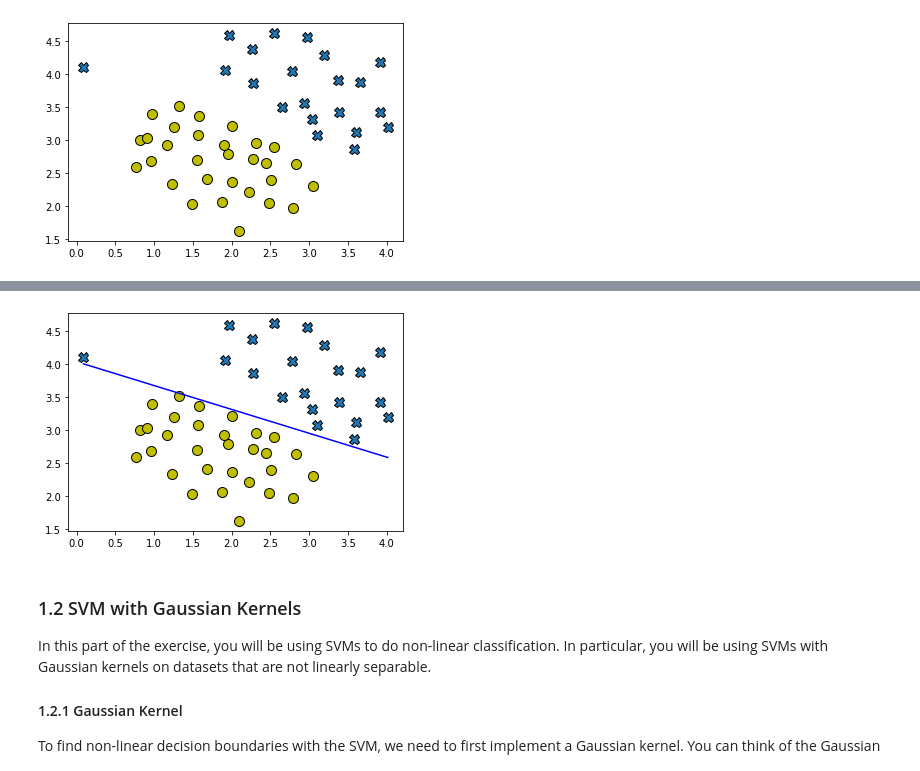
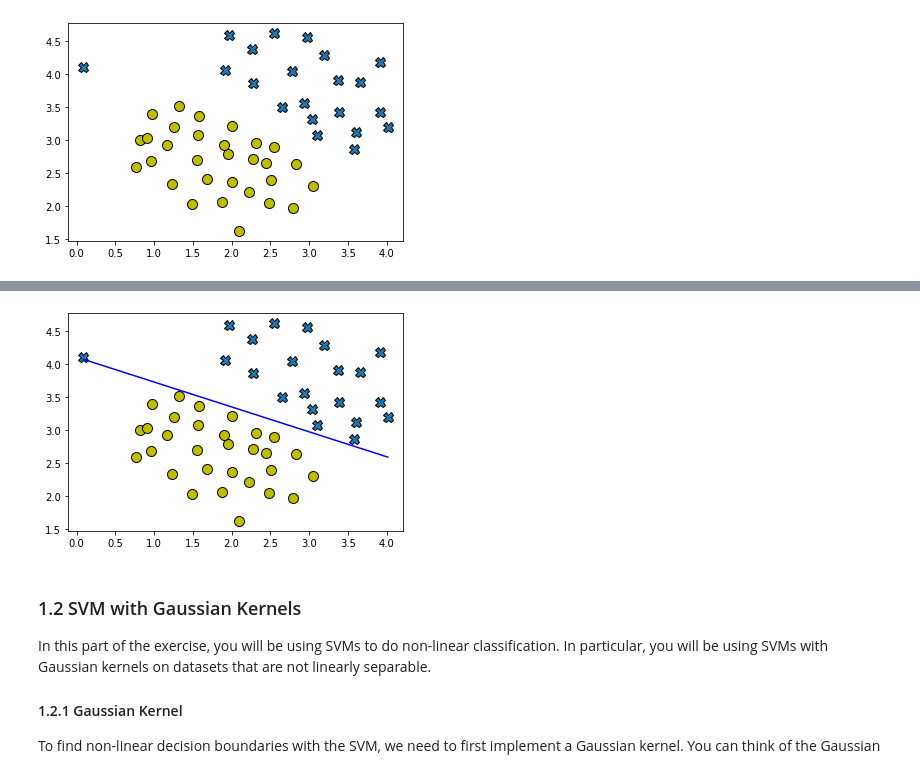
Before and after one commit to bsassoli/ml-coursera-python-assignments, a Jupyter notebook: Exercise6/exercise6.ipynb, the cells around one changed output, grey strips where cells are left out. Cells and saved outputs as stored; diff of their text form; code cells hidden in the pictures.

```diff
--- a/Exercise6/exercise6.ipynb
+++ b/Exercise6/exercise6.ipynb
@@ -109,12 +109,12 @@ appear to be a natural fit for the data.
 # %%
 # You should try to change the C value below and see how the decision
 # boundary varies (e.g., try C = 1000)
-C = 100
+C = 1000
 
 model = utils.svmTrain(X, y, C, utils.linearKernel, 1e-3, 20)
 utils.visualizeBoundaryLinear(X, y, model)
 # %% [output]
-[figure, old version]
+[figure, new version]
 # %% [markdown]
 <a id="section1"></a>
 ### 1.2 SVM with Gaussian Kernels
```
Also changed, not shown: parts of 2 cells of this notebook, 1 other file.
